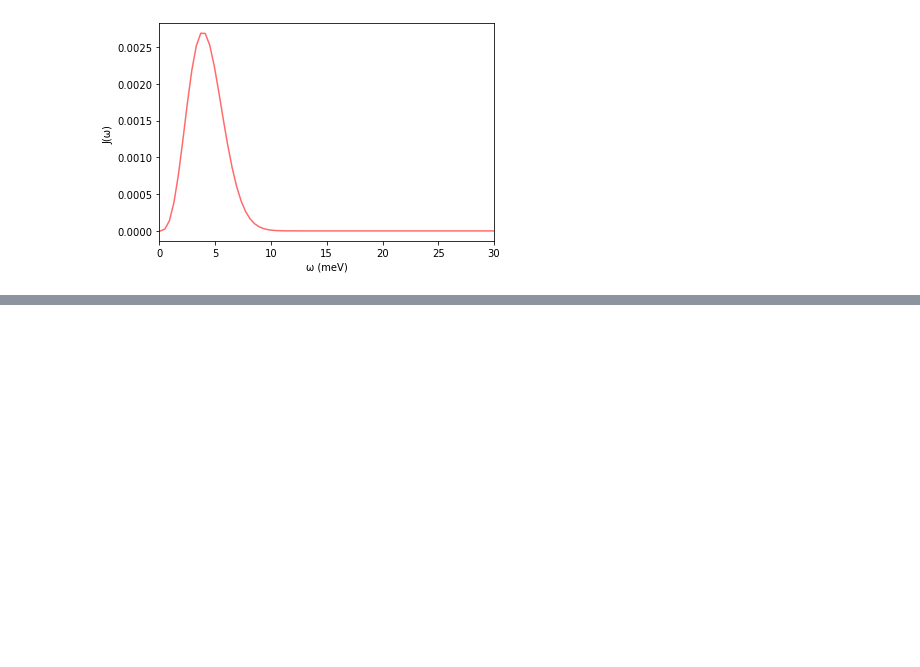
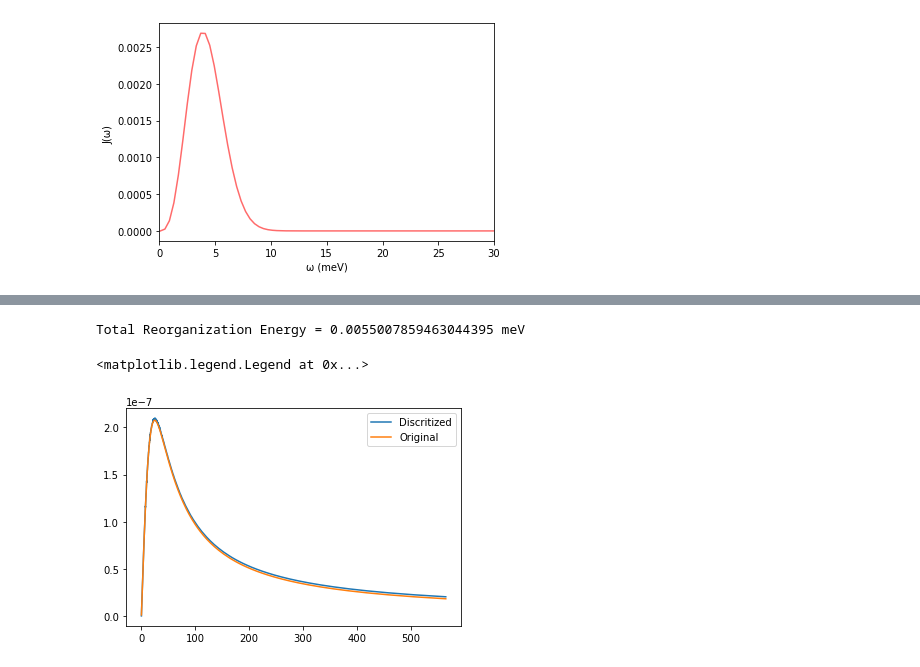
Before and after one commit to arkajitmandal/Bath-Discretization, a Jupyter notebook: bath.ipynb, the cells around one changed output, grey strips where cells are left out. Saved outputs shown, nothing was run; the diff lists cells and outputs as text; code cells hidden in the pictures; blank space fills up the shorter version.

```diff
--- a/bath.ipynb
+++ b/bath.ipynb
@@ -108,0 +173,21 @@ Total Reorganization Energy = 25.341305749349175 meV
+# %%
+# (1/π) * ∫J(ω)/ω
+def FD(ω):
+    𝛾  = 0.0009113 # 200 cm-1
+    ωb = 0.004556335
+    ɑ  =  0.1 * ωb
+    λ  = ɑ * 𝛾 /2
+    return (2 * λ / π) * np.arctan(ω/𝛾)
+# %%
+ωj , cj = discretize2(300, FD, 0.6/27.2114)
+λs =  (np.sum( (1/2) * (cj**2.0) / (ωj**2) * 27.2114) )
+print(f"Total Reorganization Energy = {λs * 1000} meV")
+
+dωj = ωj - np.roll(ωj,1) # Note that each mode is spread over dωj
+plt.plot(ωj * 27.2114 * 1000, np.pi/2 *  cj**2/ωj/dωj, label = 'Discritized')
+plt.plot(ωj * 27.2114 * 1000,  JD(ωj), label = 'Original')
+plt.legend()
+# %% [output]
+Total Reorganization Energy = 0.0055007859463044395 meV
+<matplotlib.legend.Legend at 0x...>
+[figure, added]
```
Also changed, not shown: parts of 9 cells of this notebook.
